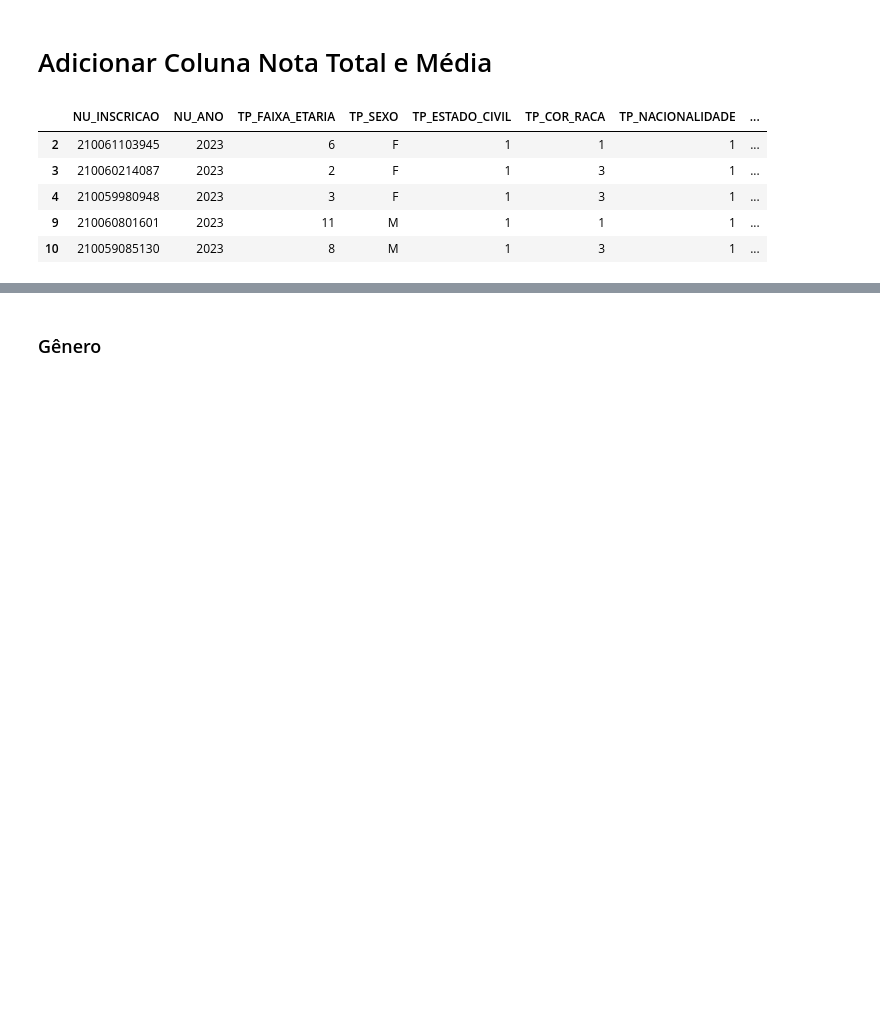
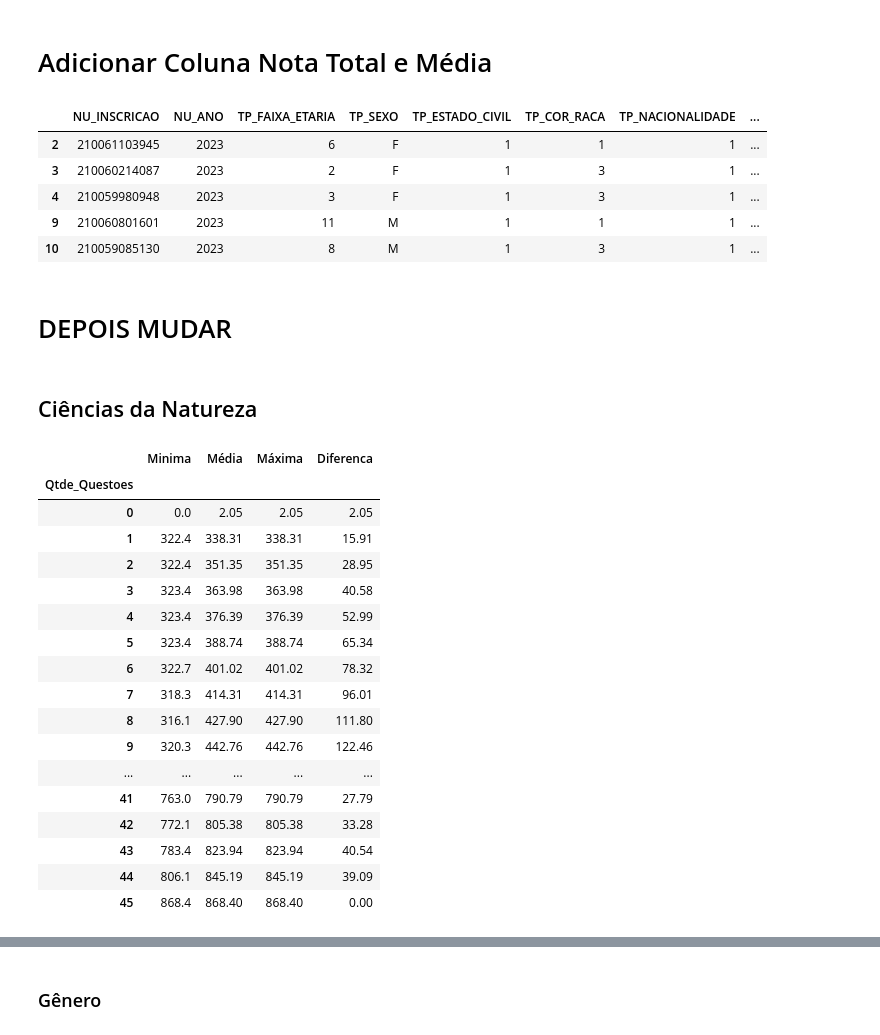
Before and after one commit to gabrielzerraa/EDA-ENEM_2023, a Jupyter notebook: ENEM 2023.ipynb, the cells around one changed output, grey strips where cells are left out. Cells and saved outputs as stored; diff of their text form; code cells hidden in the pictures; blank space fills up the shorter version.

```diff
--- a/ENEM 2023.ipynb
+++ b/ENEM 2023.ipynb
@@ -120,3 +123,49 @@ df.head()
 | 4 | 210059980948 | 2023 | 3 | F | 1 | 3 | 1 | ... |
 | 9 | 210060801601 | 2023 | 11 | M | 1 | 1 | 1 | ... |
 | 10 | 210059085130 | 2023 | 8 | M | 1 | 3 | 1 | ... |
+# %% [markdown]
+# DEPOIS MUDAR
+# %%
+def qtde_questoes_acertadas(str1, str2):
+    tamanho = len(str1)
+    contador = 0
+    for i in range(tamanho):
+        if str1[i] == str2[i]:
+            contador += 1
+    return contador
+# %% [markdown]
+## Ciências da Natureza
+# %%
+df_notas_cn = df[['TX_GABARITO_CN', 'TX_RESPOSTAS_CN', 'NU_NOTA_CN']]
+df_notas_cn['Qtde_Questoes'] = df_notas_cn.apply(lambda row: qtde_questoes_acertadas(row['TX_GABARITO_CN'], row['TX_RESPOSTAS_CN']), axis=1)
+
+minima = df_notas_cn.groupby('Qtde_Questoes')['NU_NOTA_CN'].min()
+media = df_notas_cn.groupby('Qtde_Questoes')['NU_NOTA_CN'].mean()
+maxima = df_notas_cn.groupby('Qtde_Questoes')['NU_NOTA_CN'].mean()
+diferenca = maxima - minima
+
+notas_cn = {'Minima' : minima,
+        'Média' :  media,
+        'Máxima' : maxima,
+        'Diferenca' : diferenca}
+
+pd.DataFrame(notas_cn)
+# %% [output]
+|  | Minima | Média | Máxima | Diferenca |
+| Qtde_Questoes |  |  |  |  |
+| 0 | 0.0 | 2.05 | 2.05 | 2.05 |
+| 1 | 322.4 | 338.31 | 338.31 | 15.91 |
+| 2 | 322.4 | 351.35 | 351.35 | 28.95 |
+| 3 | 323.4 | 363.98 | 363.98 | 40.58 |
+| 4 | 323.4 | 376.39 | 376.39 | 52.99 |
+| 5 | 323.4 | 388.74 | 388.74 | 65.34 |
+| 6 | 322.7 | 401.02 | 401.02 | 78.32 |
+| 7 | 318.3 | 414.31 | 414.31 | 96.01 |
+| 8 | 316.1 | 427.90 | 427.90 | 111.80 |
+| 9 | 320.3 | 442.76 | 442.76 | 122.46 |
+| ... | ... | ... | ... | ... |
+| 41 | 763.0 | 790.79 | 790.79 | 27.79 |
+| 42 | 772.1 | 805.38 | 805.38 | 33.28 |
+| 43 | 783.4 | 823.94 | 823.94 | 40.54 |
+| 44 | 806.1 | 845.19 | 845.19 | 39.09 |
+| 45 | 868.4 | 868.40 | 868.40 | 0.00 |
```
Also changed, not shown: parts of 39 cells of this notebook.
